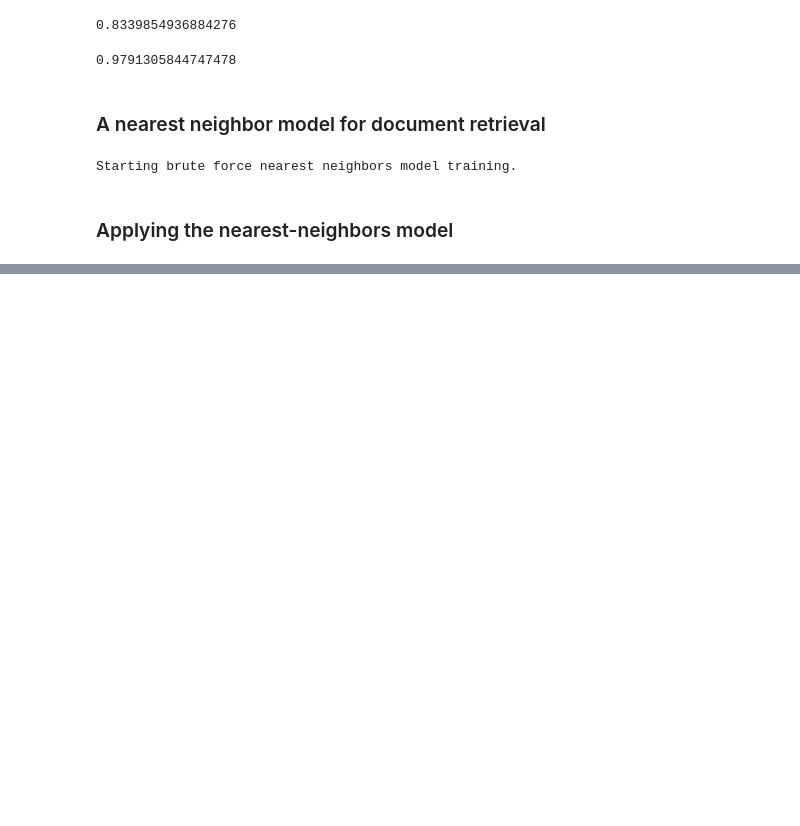
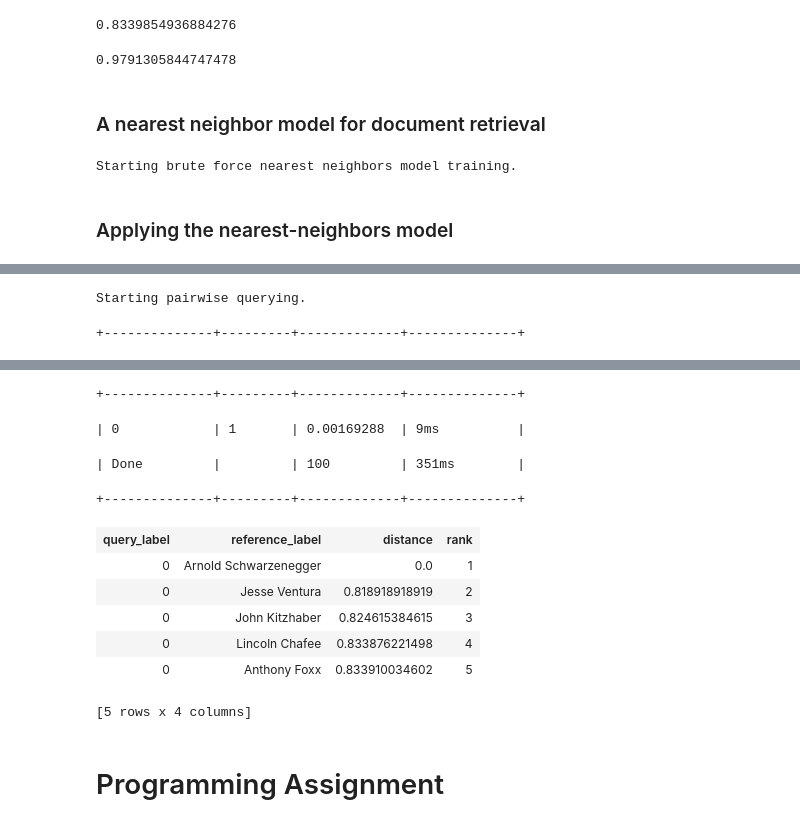
Before and after one commit to mavricek/coursera_ml, a Jupyter notebook: Course1/Wk4/Programming Assignment & Follow-along for Document Retrieval.ipynb, the cells around one changed output, grey strips where cells are left out. Drawn from its saved outputs; the diff is of its cells as text; code cells hidden in the pictures; blank space fills up the shorter version.

```diff
--- a/Course1/Wk4/Programming Assignment & Follow-along for Document Retrieval.ipynb
+++ b/Course1/Wk4/Programming Assignment & Follow-along for Document Retrieval.ipynb
@@ -168,0 +206,5 @@ Starting pairwise querying.
+# %%
+knn_model.query(people[people['name'] == 'Arnold Schwarzenegger'])
+# %% [output]
+Starting pairwise querying.
++--------------+---------+-------------+--------------+
@@ -168,0 +212,13 @@ Starting pairwise querying.
++--------------+---------+-------------+--------------+
+| 0            | 1       | 0.00169288  | 9ms          |
+| Done         |         | 100         | 351ms        |
++--------------+---------+-------------+--------------+
+| query_label | reference_label | distance | rank |
+| 0 | Arnold Schwarzenegger | 0.0 | 1 |
+| 0 | Jesse Ventura | 0.818918918919 | 2 |
+| 0 | John Kitzhaber | 0.824615384615 | 3 |
+| 0 | Lincoln Chafee | 0.833876221498 | 4 |
+| 0 | Anthony Foxx | 0.833910034602 | 5 |
+[5 rows x 4 columns]
+# %% [markdown]
+# Programming Assignment
```
Also changed, not shown: parts of 27 cells of this notebook.
